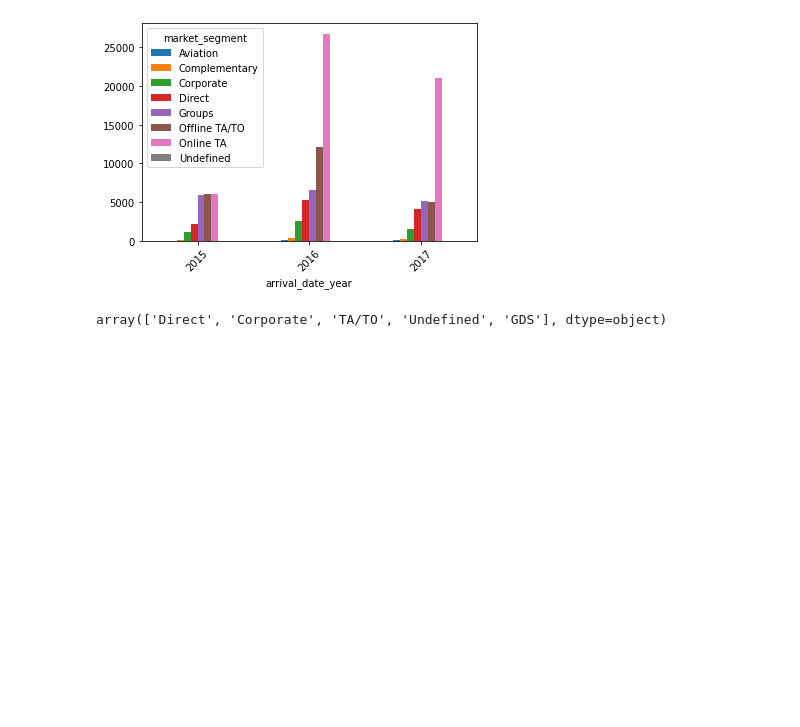
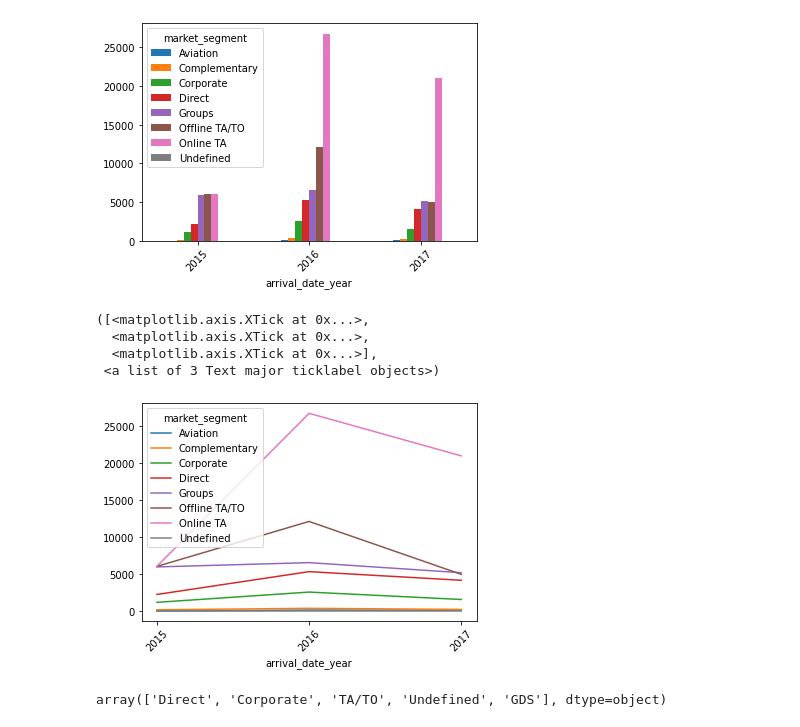
Before and after one commit to gauriagarwal18/Hotel_Booking_Analysis, a Jupyter notebook: Hotel_Booking.ipynb, the cells around one changed output. Drawn from its saved outputs; the diff is of its cells as text; code cells hidden in the pictures; blank space fills up the shorter version.

```diff
--- a/Hotel_Booking.ipynb
+++ b/Hotel_Booking.ipynb
@@ -556,6 +578,15 @@ segment_year.plot(kind="bar",rot=45)
 # %% [output]
 <matplotlib.axes._subplots.AxesSubplot at 0x...>
 [figure]
+# %%
+segment_year.plot(kind="line",rot=45)
+plt.xticks([2015,2016,2017])
+# %% [output]
+([<matplotlib.axis.XTick at 0x...>,
+  <matplotlib.axis.XTick at 0x...>,
+  <matplotlib.axis.XTick at 0x...>],
+ <a list of 3 Text major ticklabel objects>)
+[figure, added]
 # %%
 make_pieplot(hotels['distribution_channel'],'distribution_channel','Market_distribution_channel')
 hotels['distribution_channel'].unique()
```
Also changed, not shown: parts of 52 cells of this notebook.
